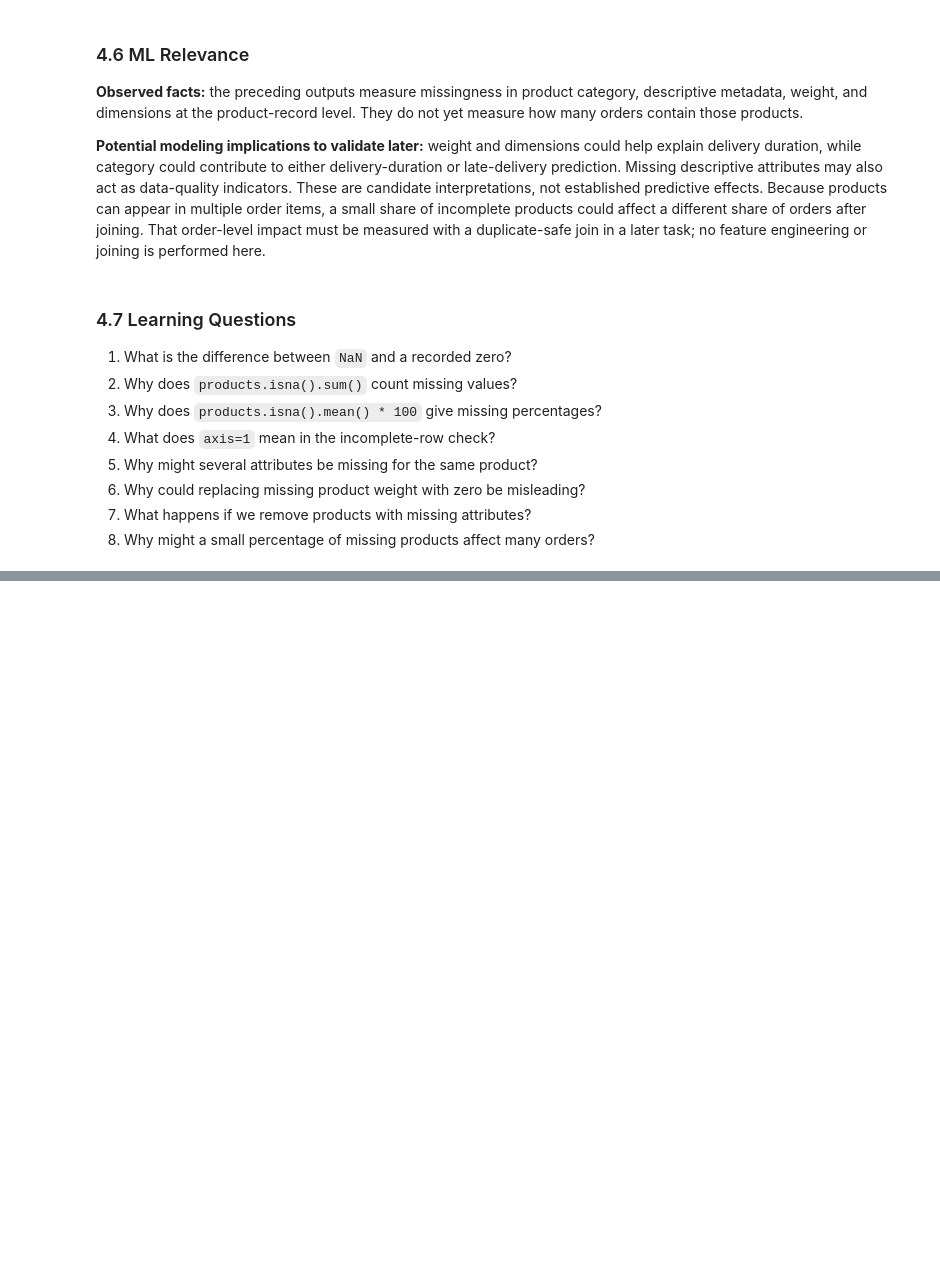
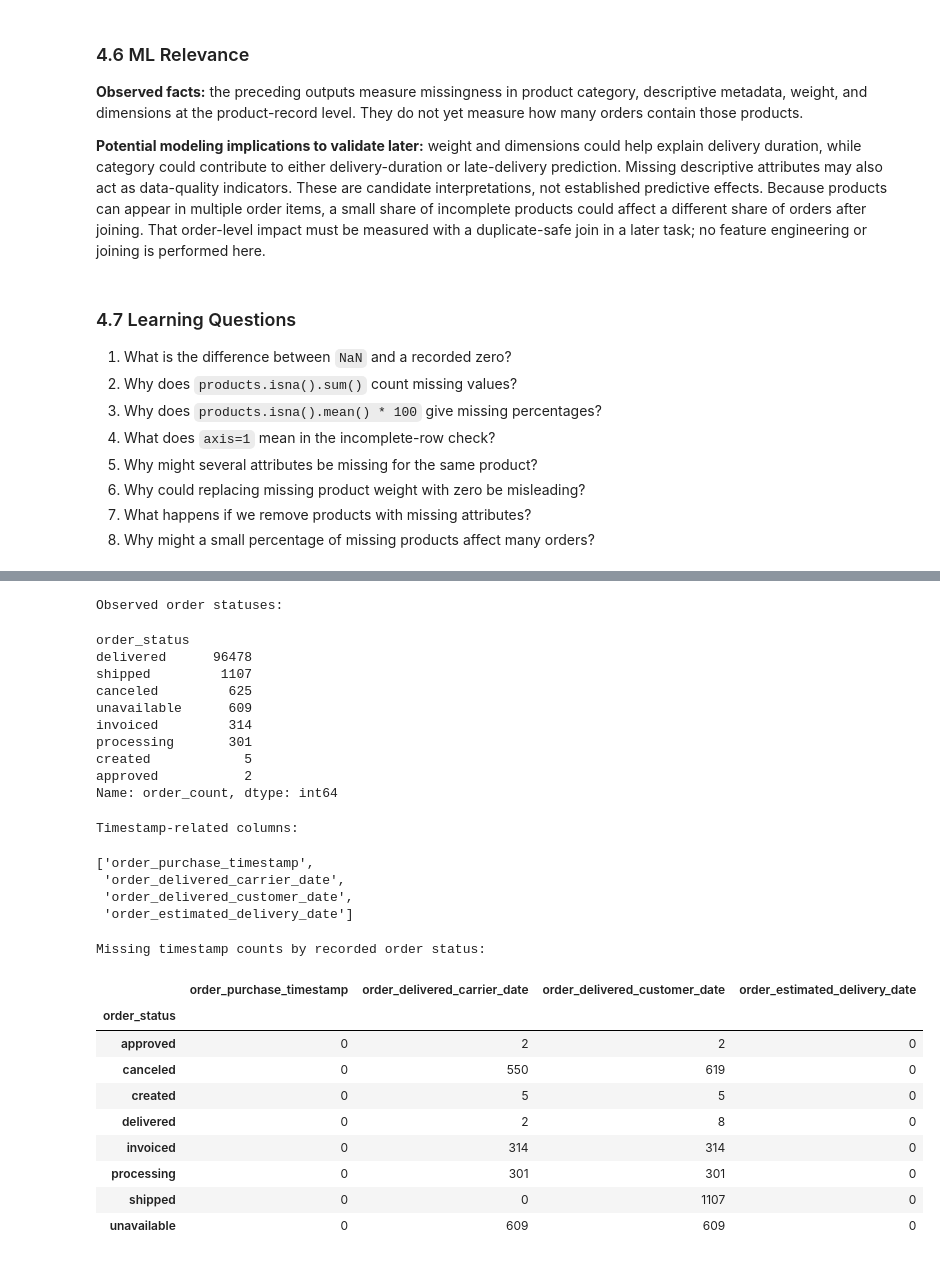
Before and after one commit to mmubashir95/ecommerce-delivery-intelligence, a Jupyter notebook: notebooks/01_data_understanding.ipynb, the cells around one changed output, grey strips where cells are left out. Saved outputs shown, nothing was run; the diff lists cells and outputs as text; code cells hidden in the pictures; blank space fills up the shorter version.

```diff
--- a/notebooks/01_data_understanding.ipynb
+++ b/notebooks/01_data_understanding.ipynb
@@ -309,0 +454,43 @@ np.int64(4)
+# %%
+order_timestamp_columns = [
+    column
+    for column in orders.columns
+    if "timestamp" in column or "date" in column
+]
+
+print("Observed order statuses:")
+display(orders["order_status"].value_counts().rename("order_count"))
+print("Timestamp-related columns:")
+display(order_timestamp_columns)
+print("Missing timestamp counts by recorded order status:")
+orders.groupby("order_status")[order_timestamp_columns].agg(
+    lambda column: column.isna().sum()
+)
+# %% [output]
+Observed order statuses:
+order_status
+delivered      96478
+shipped         1107
+canceled         625
+unavailable      609
+invoiced         314
+processing       301
+created            5
+approved           2
+Name: order_count, dtype: int64
+Timestamp-related columns:
+['order_purchase_timestamp',
+ 'order_delivered_carrier_date',
+ 'order_delivered_customer_date',
+ 'order_estimated_delivery_date']
+Missing timestamp counts by recorded order status:
+|  | order_purchase_timestamp | order_delivered_carrier_date | order_delivered_customer_date | order_estimated_delivery_date |
+| order_status |  |  |  |  |
+| approved | 0 | 2 | 2 | 0 |
+| canceled | 0 | 550 | 619 | 0 |
+| created | 0 | 5 | 5 | 0 |
+| delivered | 0 | 2 | 8 | 0 |
+| invoiced | 0 | 314 | 314 | 0 |
+| processing | 0 | 301 | 301 | 0 |
+| shipped | 0 | 0 | 1107 | 0 |
+| unavailable | 0 | 609 | 609 | 0 |
```
Also changed, not shown: parts of 47 cells of this notebook.
